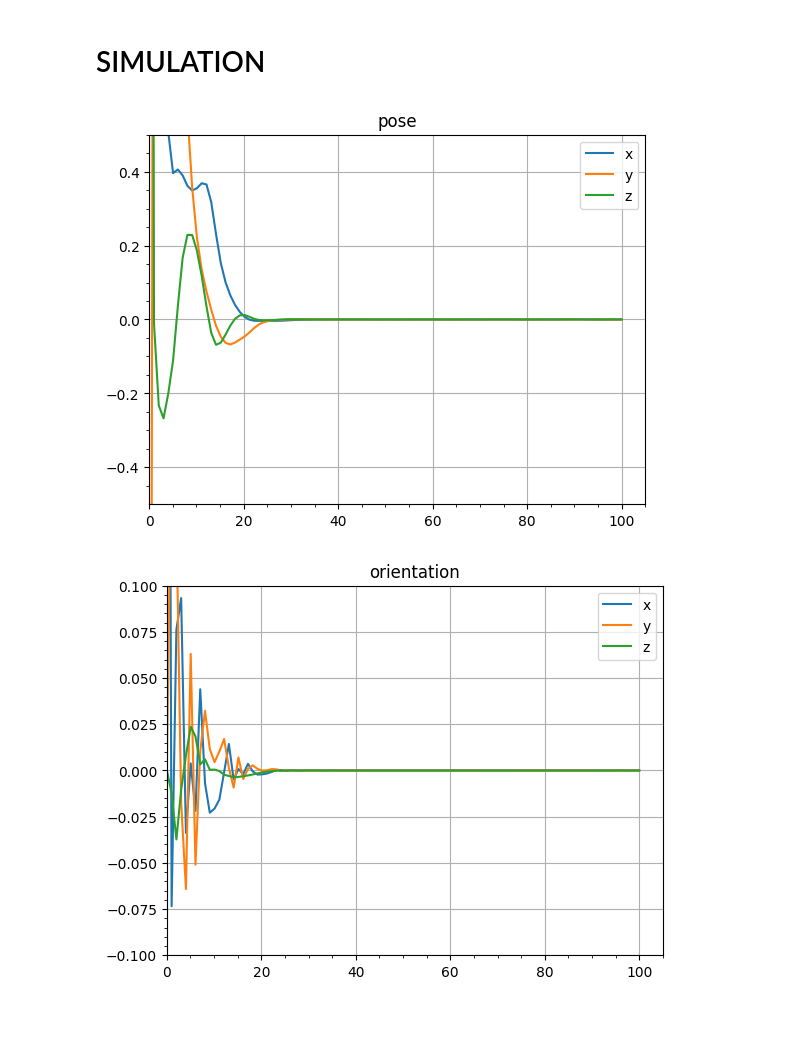
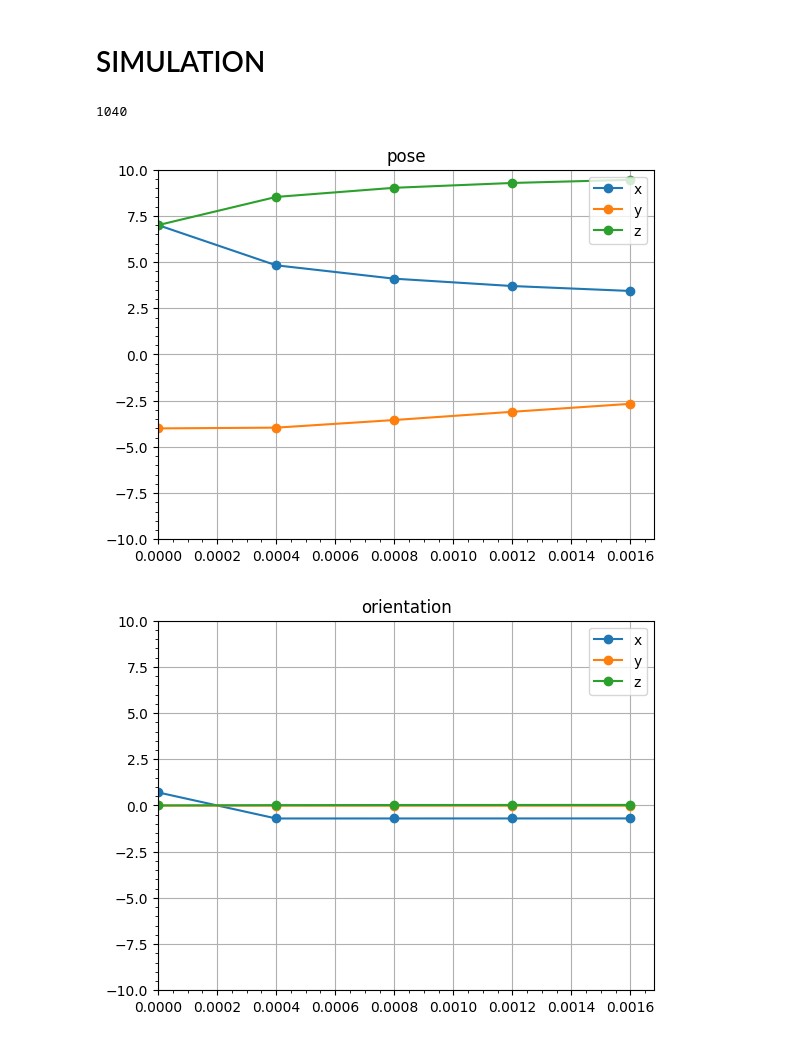
Before and after one commit to Annika-wyt/annika, a Jupyter notebook: ricatti_scipy_solver.ipynb, the cells around one changed output. Cells and saved outputs as stored; diff of their text form; code cells hidden in the pictures.

Commit message:
update on own rk45 and scipy_solver

```diff
--- a/ricatti_scipy_solver.ipynb
+++ b/ricatti_scipy_solver.ipynb
@@ -96,9 +96,10 @@ def plot_output(which_eq, noise, save_graph):
         plot_est_p.append(p_temp.tolist())
         plot_act_p.append(p.tolist())
 
-    plt.plot(sol.t, np.array(plot_act_p)-np.array(plot_est_p), label=["x", "y", "z"])
+    plt.plot(sol.t, np.array(plot_act_p)-np.array(plot_est_p), label=["x", "y", "z"], marker='o')
     plt.xlim(0)
-    plt.ylim(-0.5, 0.5)
+    lim = 10
+    plt.ylim(-lim, lim)
     plt.legend(loc="upper right")
     plt.title("pose")
     plt.grid()
@@ -122,9 +123,9 @@ def plot_output(which_eq, noise, save_graph):
         plot_est_lambda_bar.append(est)
         plot_act_lambda_bar.append(act)
 
-    plt.plot(sol.t, np.array(plot_err_lambda_bar)[:,0:3], label=["x", "y", "z"])
+    plt.plot(sol.t, np.array(plot_err_lambda_bar)[:,0:3], label=["x", "y", "z"], marker='o')
     plt.xlim(0)
-    plt.ylim(-0.1, 0.1)
+    plt.ylim(-lim, lim)
     plt.legend(loc="upper right")
     plt.title("orientation")
     plt.grid()
@@ -318,7 +319,11 @@ def observer_equations(input_omega, input_p_bar_hat, input_R, input_v, num_landm
 
     return output_omega_hat_p_bar_hat_dot
 # %%
+global count
+count = 0
 def dynamics(t, y, input_k, input_z, input_q, input_Q, input_V, with_noise, num_landmarks, which_eq):
+    global count
+    count += 1
     # pose
     input_p = np.transpose(np.array([[2.5+2.5*np.cos(0.4*t), 2.5*np.sin(0.4*t), 10]]))
 
@@ -368,14 +373,14 @@ def dynamics(t, y, input_k, input_z, input_q, input_Q, input_V, with_noise, num_
 ##################################
 ############# scipy ##############
 ##################################
-time = (0, 100)
-step = 100
+time = (0, 1)
+step = 0.0004
 noise = False
 Rtol=1e-9 #with noise, 1e-6
 Atol=1e-9 #with noise, 1e-6
 which_eq = 0
 plot_graph = True
-save_graph = True
+save_graph = False
 save_as_csv = False
 
 ######################################################
@@ -385,33 +390,35 @@ l = 3
 k = 1
 q = [10, 10, 10]
 Q = np.diag(np.hstack([np.diag(q[0]*np.eye(3)), np.diag(q[1]*np.eye(3)), np.diag(q[2]*np.eye(3))]))
 V = np.diag(np.hstack([np.diag(0.1*np.eye(3)), np.diag(np.eye(3))]))
 # landmarks
 z = np.array([[[2.5, 2.5, 0]],
               [[5, 0, 0]],
               [[0, 0, 0]]])
 
 Rot = np.eye(3)
 ## R_hat = R x R_tilde_bar
 Lambda_bar_0 = np.array([np.sqrt(2)/2, np.sqrt(2)/2, 0, 0]).T  # quaternion: w, x, y, z
 Rot_hat = np.matmul(Rot, rodrigues_formula(Lambda_bar_0))
 p_hat = np.array([[-2, 4, 3]], dtype=np.float64).T
 p_bar_hat = add_bar(Rot_hat, p_hat)
 P_ricatti = np.diag(np.hstack([np.diag(np.eye(3)), np.diag(100*np.eye(3))]))
 initial_state = np.concatenate((Rot.flatten(), Rot_hat.flatten(), p_bar_hat.flatten(), P_ricatti.flatten()))
 
 #current observer equations
-sol = solve_ivp(dynamics, time, initial_state, args=(k, z, q, Q, V, noise, l, which_eq), t_eval=np.linspace(*time, step), method="RK45", rtol=Rtol, atol=Atol)
+sol = solve_ivp(dynamics, time, initial_state, args=(k, z, q, Q, V, noise, l, which_eq), t_eval=np.arange(*time, step)[:5], method="RK45", rtol=Rtol, atol=Atol)
 solution = np.transpose(np.array(sol.y))
 
 sol_R = solution[:,:9]
 sol_est_R = solution[:,9:18]
 sol_est_p_bar = solution[:,18:21]
 sol_P_ricatti = solution[:,21:]
+print(count)
 if plot_graph:
     plot_output(which_eq, noise, save_graph)
 if save_as_csv:
     data_to_csv(noise)
 # %% [output]
+1040
-[figure, old version]
+[figure, new version]
-[figure, old version]
+[figure, new version]
```
Also changed, not shown: 3 other files.
